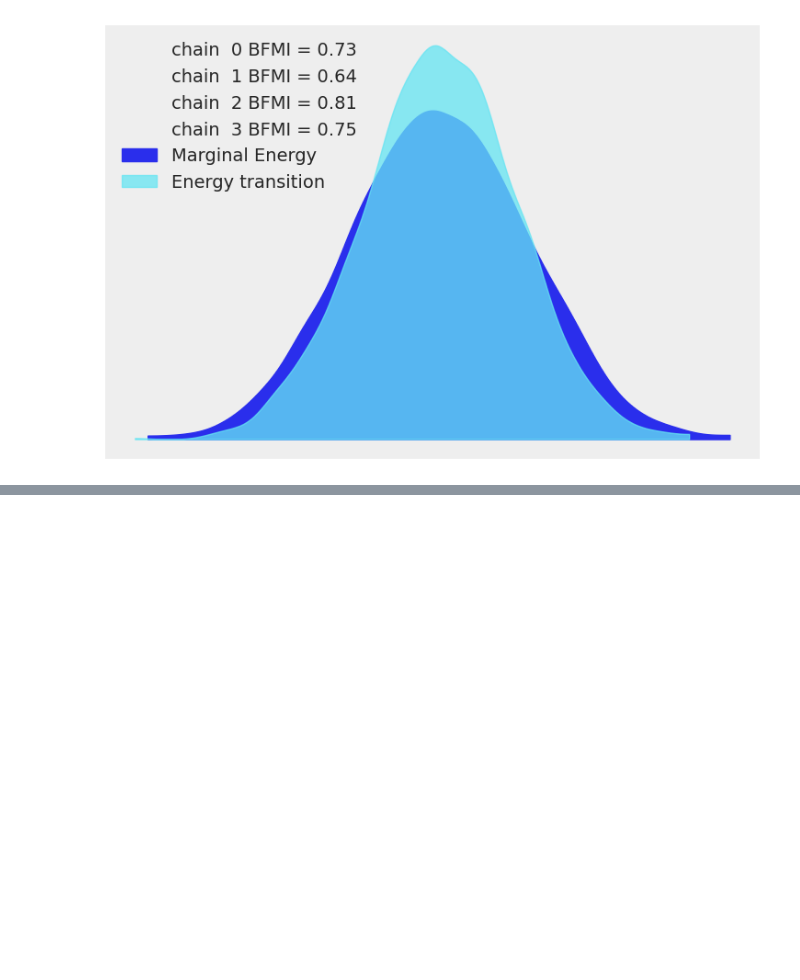
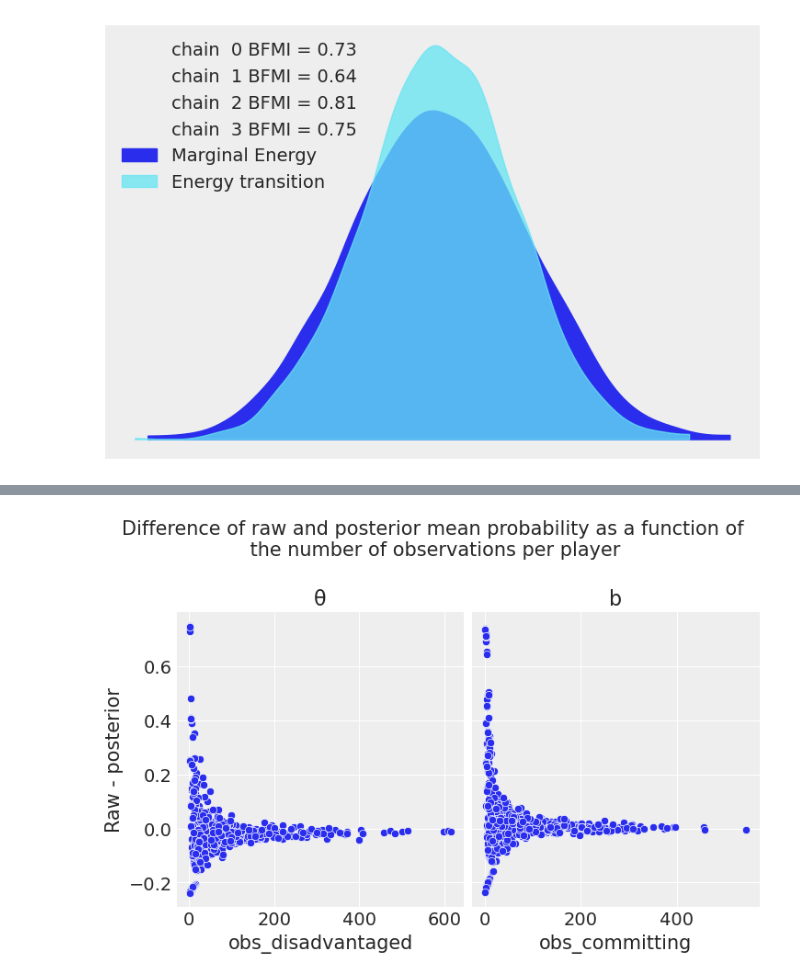
Before and after one commit to ltoniazzi/Item-Response-NBA, a Jupyter notebook: Item-Response-NBA.ipynb, the cells around one changed output, grey strips where cells are left out. Saved outputs shown, nothing was run; the diff lists cells and outputs as text; code cells hidden in the pictures; blank space fills up the shorter version.

```diff
--- a/Item-Response-NBA.ipynb
+++ b/Item-Response-NBA.ipynb
@@ -205 +216,42 @@ Sampling 4 chains for 1_000 tune and 1_000 draw iterations (4_000 + 4_000 draws
+# %%
+# Raw mean from data of each disadvantaged player
+disadvantaged_raw_mean = df.groupby('disadvantaged')['foul_called'].mean()
+# Raw mean from data of each committing player
+committing_raw_mean = df.groupby('committing')['foul_called'].mean()
+# Posterior mean of each disadvantaged player
+disadvantaged_posterior_mean = 1/(1+np.exp(-trace.posterior['θ'].mean(dim=['chain','draw'])))
+disadvantaged_posterior_mean = disadvantaged_posterior_mean.to_pandas()
+# Posterior mean of each committing player
+committing_posterior_mean = 1/(1+np.exp(-(μ_θ_mean-trace.posterior['b'].mean(dim=['chain','draw']))))
+committing_posterior_mean = committing_posterior_mean.to_pandas()
+
+# Compute difference of Raw and posterior mean for each
+# disadvantaged and committing player
+def diff(a,b):
+    return a-b
+df_disadvantaged = pd.DataFrame(disadvantaged_raw_mean.combine(
+                                disadvantaged_posterior_mean, diff),
+                                columns=['Raw - posterior mean'])
+df_committing = pd.DataFrame(committing_raw_mean.combine(
+                             committing_posterior_mean, diff),
+                             columns=['Raw - posterior mean'])
+# Add the number of observations for each disadvantaged and committing player
+df_disadvantaged = df_disadvantaged.assign(obs_disadvantaged=df['disadvantaged'].value_counts())
+df_committing = df_committing.assign(obs_committing=df['committing'].value_counts())
+
+# Plot the difference between raw and posterior means as a funciton of
+# the number of observations
+fig, (ax1, ax2) = plt.subplots(1,2,sharey=True)
+fig.suptitle('Difference of raw and posterior mean probability as a function of\n the number of observations per player\n',
+             fontsize=15)
+sns.scatterplot(ax=ax1,data=df_disadvantaged,
+             x='obs_disadvantaged', y='Raw - posterior mean')
+ax1.set_title('θ')
+ax1.set_ylabel('Raw - posterior')
+sns.scatterplot(ax=ax2,data=df_committing,
+             x='obs_committing', y='Raw - posterior mean')
+ax2.set_title('b')
+plt.show()
+# %% [output]
+[figure, added]
 # %% [markdown]
```
Also changed, not shown: parts of 11 cells of this notebook.
